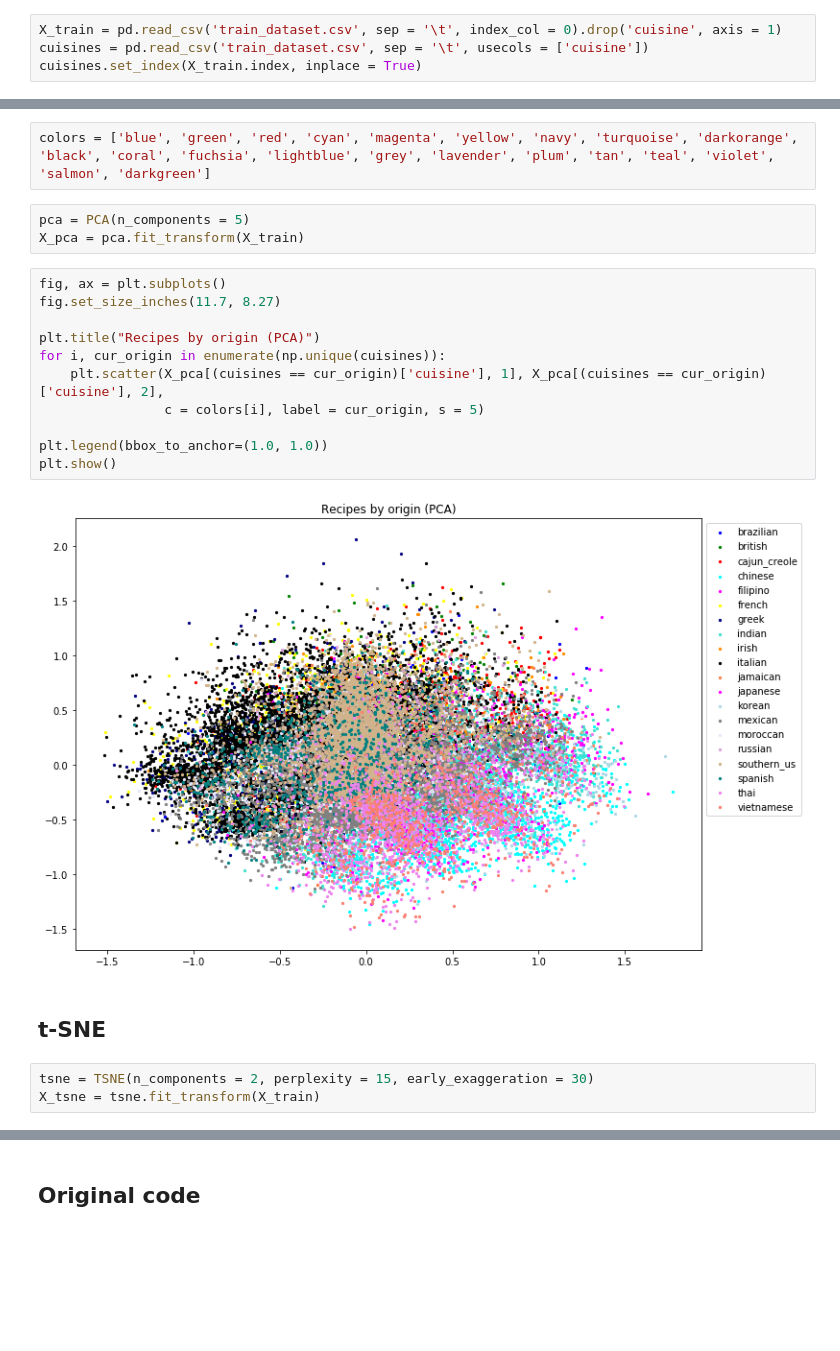
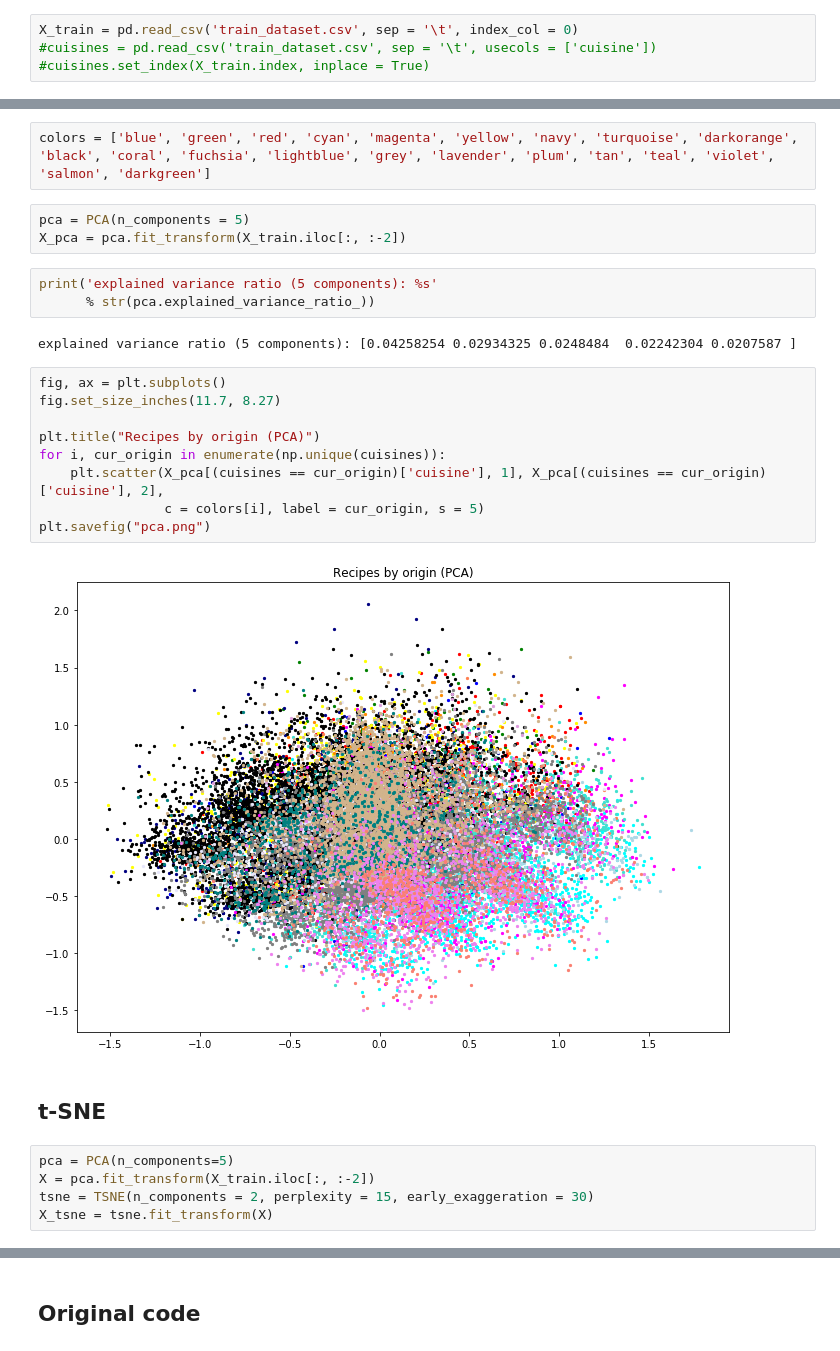
Before and after one commit to Slowika/Bag-of-Recipes, a Jupyter notebook: exploratory_data_analysis.ipynb, the cells around one changed output, grey strips where cells are left out. Drawn from its saved outputs; the diff is of its cells as text; blank space fills up the shorter version.

```diff
--- a/exploratory_data_analysis.ipynb
+++ b/exploratory_data_analysis.ipynb
@@ -15,6 +16,6 @@ from sklearn.manifold import TSNE
 # %% [markdown]
 ## Read in preprocessed data
 # %%
-X_train = pd.read_csv('train_dataset.csv', sep = '\t', index_col = 0).drop('cuisine', axis = 1)
-cuisines = pd.read_csv('train_dataset.csv', sep = '\t', usecols = ['cuisine'])
-cuisines.set_index(X_train.index, inplace = True)
+X_train = pd.read_csv('train_dataset.csv', sep = '\t', index_col = 0)
+#cuisines = pd.read_csv('train_dataset.csv', sep = '\t', usecols = ['cuisine'])
+#cuisines.set_index(X_train.index, inplace = True)
@@ -24,25 +29,30 @@ cuisines.set_index(X_train.index, inplace = True)
 colors = ['blue', 'green', 'red', 'cyan', 'magenta', 'yellow', 'navy', 'turquoise', 'darkorange', 'black', 'coral', 'fuchsia', 'lightblue', 'grey', 'lavender', 'plum', 'tan', 'teal', 'violet', 'salmon', 'darkgreen']
 # %%
 pca = PCA(n_components = 5)
-X_pca = pca.fit_transform(X_train)
+X_pca = pca.fit_transform(X_train.iloc[:, :-2])
+# %%
+print('explained variance ratio (5 components): %s'
+      % str(pca.explained_variance_ratio_))
+# %% [output]
+explained variance ratio (5 components): [0.04258254 0.02934325 0.0248484  0.02242304 0.0207587 ]
 # %%
 fig, ax = plt.subplots()
 fig.set_size_inches(11.7, 8.27)
 
 plt.title("Recipes by origin (PCA)")
 for i, cur_origin in enumerate(np.unique(cuisines)):
     plt.scatter(X_pca[(cuisines == cur_origin)['cuisine'], 1], X_pca[(cuisines == cur_origin)['cuisine'], 2],
                 c = colors[i], label = cur_origin, s = 5)
-
-plt.legend(bbox_to_anchor=(1.0, 1.0))
-plt.show()
+plt.savefig("pca.png")
 # %% [output]
-[figure, old version]
+[figure, new version]
 # %% [markdown]
 ## t-SNE
 # %%
+pca = PCA(n_components=5)
+X = pca.fit_transform(X_train.iloc[:, :-2])
 tsne = TSNE(n_components = 2, perplexity = 15, early_exaggeration = 30)
-X_tsne = tsne.fit_transform(X_train)
+X_tsne = tsne.fit_transform(X)
 # %%
 fig, ax = plt.subplots()
 fig.set_size_inches(11.7, 8.27)
```
Also changed, not shown: parts of 40 cells of this notebook.
